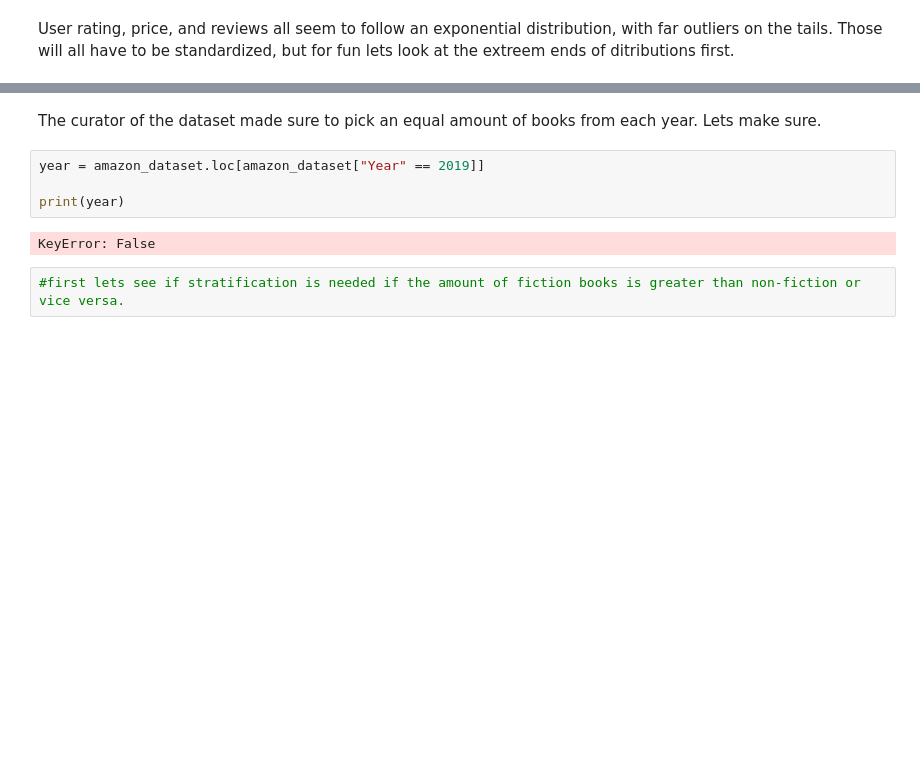
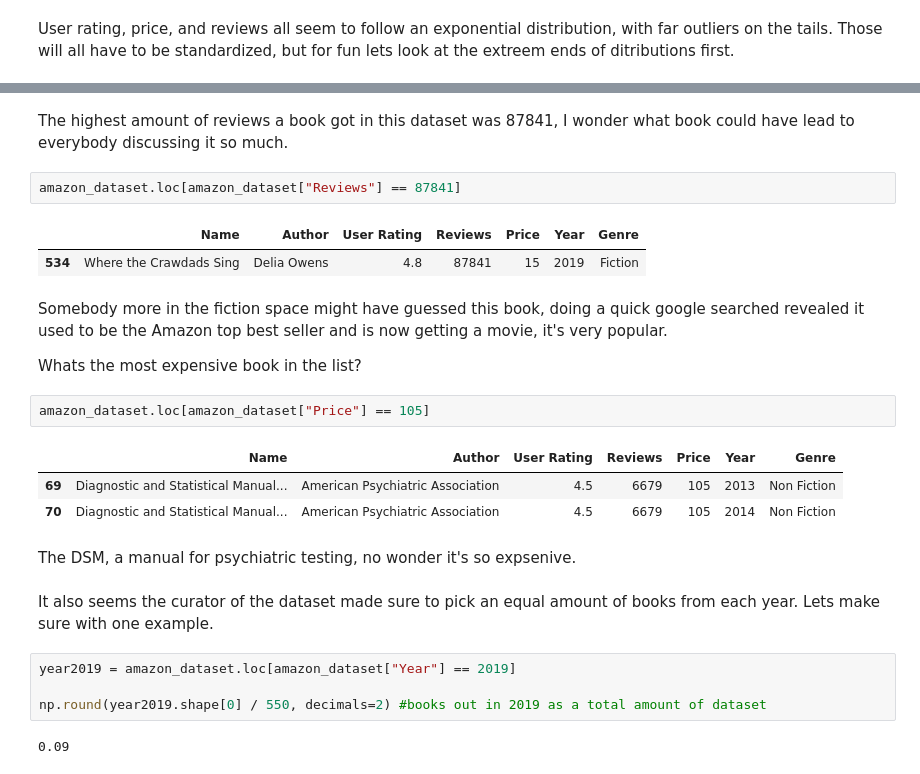
Before and after one commit to Simon-Holloway/datascience_test_projects, a Jupyter notebook: amazon-user-prediction.ipynb, the cells around one changed output, grey strips where cells are left out. Drawn from its saved outputs; the diff is of its cells as text; blank space fills up the shorter version.

```diff
--- a/amazon-user-prediction.ipynb
+++ b/amazon-user-prediction.ipynb
@@ -58,10 +58,27 @@ Those will all have to be standardized, but for fun lets look at the extreem end
+# %% [markdown]
+The highest amount of reviews a book got in this dataset was 87841, I wonder what book could have lead to everybody discussing it so much.
+# %%
+amazon_dataset.loc[amazon_dataset["Reviews"] == 87841]
+# %% [output]
+|  | Name | Author | User Rating | Reviews | Price | Year | Genre |
+| 534 | Where the Crawdads Sing | Delia Owens | 4.8 | 87841 | 15 | 2019 | Fiction |
+# %% [markdown]
+Somebody more in the fiction space might have guessed this book, doing a quick google searched revealed it used to be the Amazon top best seller and is now getting a movie, it's very popular.
+
+Whats the most expensive book in the list?
+# %%
+amazon_dataset.loc[amazon_dataset["Price"] == 105]
+# %% [output]
+|  | Name | Author | User Rating | Reviews | Price | Year | Genre |
+| 69 | Diagnostic and Statistical Manual... | American Psychiatric Association | 4.5 | 6679 | 105 | 2013 | Non Fiction |
+| 70 | Diagnostic and Statistical Manual... | American Psychiatric Association | 4.5 | 6679 | 105 | 2014 | Non Fiction |
+# %% [markdown]
+The DSM, a manual for psychiatric testing, no wonder it's so expsenive.
 # %% [markdown]
-The curator of the dataset made sure to pick an equal amount of books from each year. Lets make sure.
+It also seems the curator of the dataset made sure to pick an equal amount of books from each year. Lets make sure with one example.
-# %%
-year = amazon_dataset.loc[amazon_dataset["Year" == 2019]]
-
-print(year)
-# %% [output]
-KeyError: False
-# %%
-#first lets see if stratification is needed if the amount of fiction books is greater than non-fiction or vice versa.
+# %%
+year2019 = amazon_dataset.loc[amazon_dataset["Year"] == 2019]
+
+np.round(year2019.shape[0] / 550, decimals=2) #books out in 2019 as a total amount of dataset
+# %% [output]
+0.09
```
Also changed, not shown: parts of 6 cells of this notebook.
